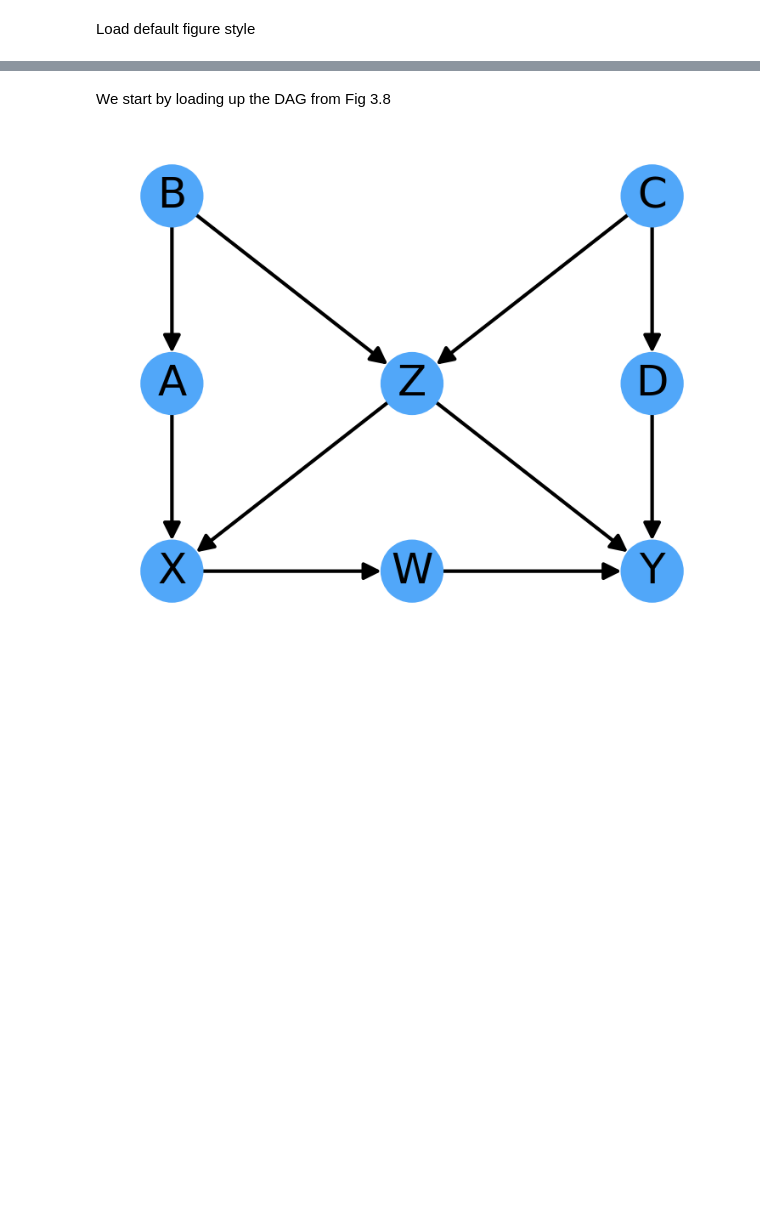
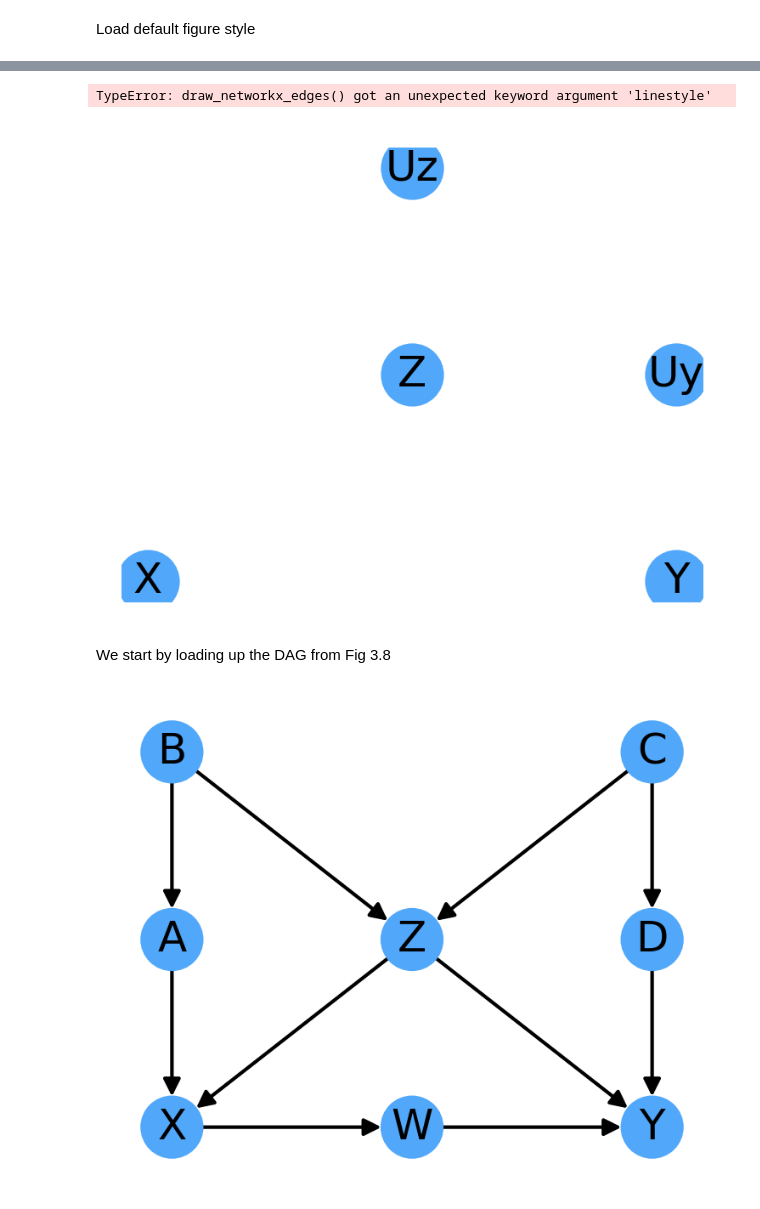
Before and after one commit to DataForScience/Causality, a Jupyter notebook: 3.5 - Conditional Interventions and Covariate-Specific Effects.ipynb, the cells around one changed output, grey strips where cells are left out. Saved outputs shown, nothing was run; the diff lists cells and outputs as text; code cells hidden in the pictures; blank space fills up the shorter version.

```diff
--- a/3.5 - Conditional Interventions and Covariate-Specific Effects.ipynb
+++ b/3.5 - Conditional Interventions and Covariate-Specific Effects.ipynb
@@ -54,0 +68,6 @@ colors = plt.rcParams['axes.prop_cycle'].by_key()['color']
+# %%
+fig, ax = plt.subplots(1, figsize=(3, 2.5))
+G2.plot_path(('Z', 'X'), ax=ax, conditional=True, lw=1)
+# %% [output]
+TypeError: draw_networkx_edges() got an unexpected keyword argument 'linestyle'
+[figure, added]
```
Also changed, not shown: parts of 8 cells of this notebook, 1 other file.
